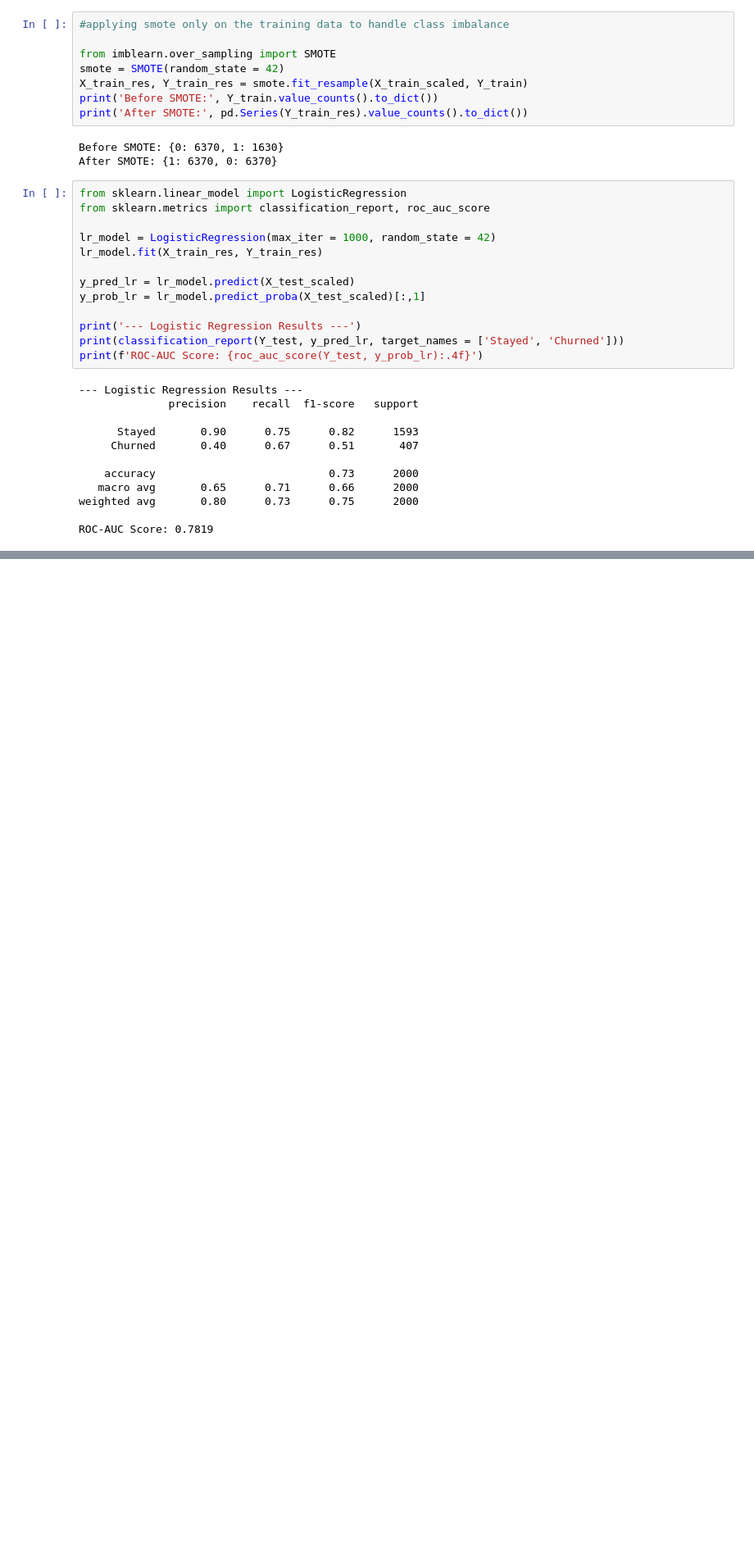
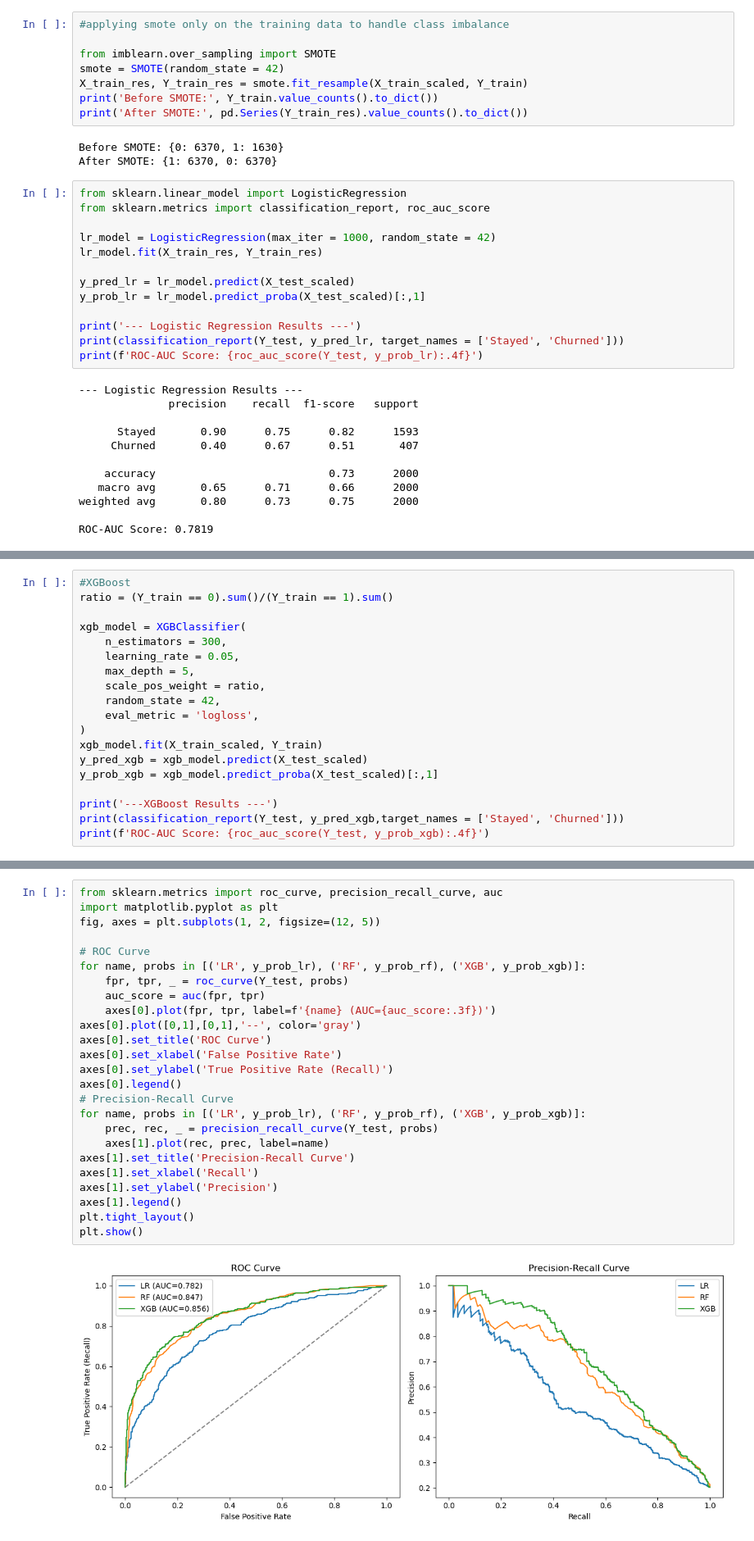
Before and after one commit to aishwarya5634/churn-predictor, a Jupyter notebook: notebooks/03_model.ipynb, the cells around one changed output, grey strips where cells are left out. Shown at 82% size. Drawn from its saved outputs; the diff is of its cells as text; blank space fills up the shorter version.

Commit message:
Churn Prediction Model built

```diff
--- a/notebooks/03_model.ipynb
+++ b/notebooks/03_model.ipynb
@@ -67,0 +101,19 @@ ROC-AUC Score: 0.7819
+# %%
+#XGBoost
+ratio = (Y_train == 0).sum()/(Y_train == 1).sum()
+
+xgb_model = XGBClassifier(
+    n_estimators = 300,
+    learning_rate = 0.05,
+    max_depth = 5,
+    scale_pos_weight = ratio,
+    random_state = 42,
+    eval_metric = 'logloss',
+)
+xgb_model.fit(X_train_scaled, Y_train)
+y_pred_xgb = xgb_model.predict(X_test_scaled)
+y_prob_xgb = xgb_model.predict_proba(X_test_scaled)[:,1]
+
+print('---XGBoost Results ---')
+print(classification_report(Y_test, y_pred_xgb,target_names = ['Stayed', 'Churned']))
+print(f'ROC-AUC Score: {roc_auc_score(Y_test, y_prob_xgb):.4f}')
@@ -67,0 +132,27 @@ ROC-AUC Score: 0.7819
+# %%
+from sklearn.metrics import roc_curve, precision_recall_curve, auc
+import matplotlib.pyplot as plt
+fig, axes = plt.subplots(1, 2, figsize=(12, 5))
+
+# ROC Curve
+for name, probs in [('LR', y_prob_lr), ('RF', y_prob_rf), ('XGB', y_prob_xgb)]:
+    fpr, tpr, _ = roc_curve(Y_test, probs)
+    auc_score = auc(fpr, tpr)
+    axes[0].plot(fpr, tpr, label=f'{name} (AUC={auc_score:.3f})')
+axes[0].plot([0,1],[0,1],'--', color='gray')
+axes[0].set_title('ROC Curve')
+axes[0].set_xlabel('False Positive Rate')
+axes[0].set_ylabel('True Positive Rate (Recall)')
+axes[0].legend()
+# Precision-Recall Curve
+for name, probs in [('LR', y_prob_lr), ('RF', y_prob_rf), ('XGB', y_prob_xgb)]:
+    prec, rec, _ = precision_recall_curve(Y_test, probs)
+    axes[1].plot(rec, prec, label=name)
+axes[1].set_title('Precision-Recall Curve')
+axes[1].set_xlabel('Recall')
+axes[1].set_ylabel('Precision')
+axes[1].legend()
+plt.tight_layout()
+plt.show()
+# %% [output]
+[figure, added]
```
Also changed, not shown: parts of 6 cells of this notebook, 3 other files.
